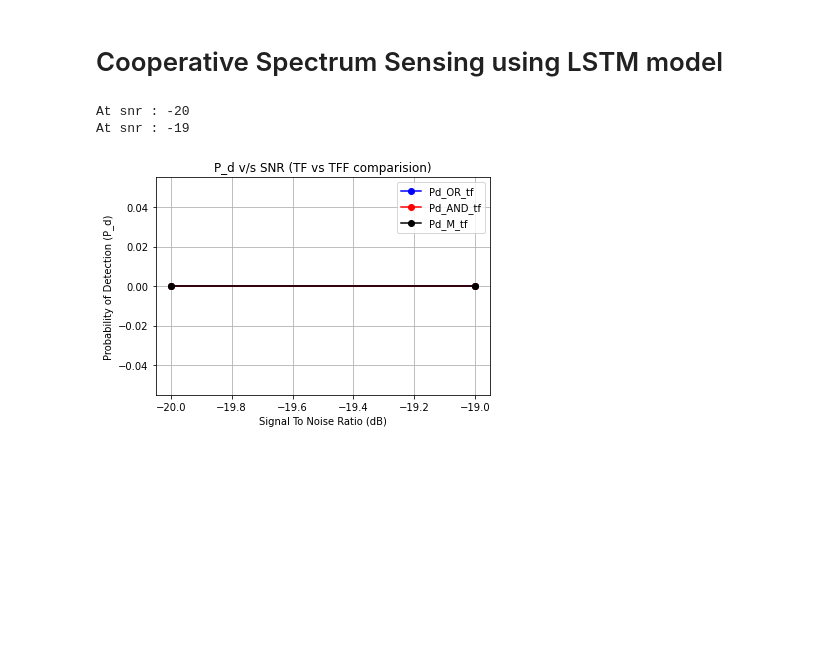
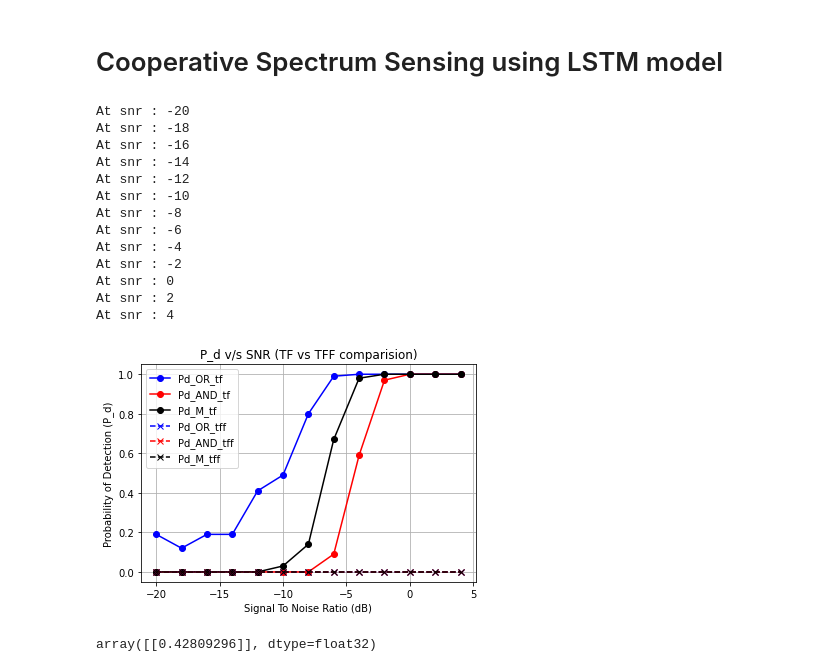
Before and after one commit to arpitvaghela/DSA_FL, a Jupyter notebook: Copy_of_FL_test.ipynb, the cells around one changed output. Drawn from its saved outputs; the diff is of its cells as text; code cells hidden in the pictures; blank space fills up the shorter version.

Commit message:
FL and LSTM roc comparision :heavy_check_mark:

```diff
--- a/Copy_of_FL_test.ipynb
+++ b/Copy_of_FL_test.ipynb
@@ -571,0 +605,20 @@ ValueError: ignored
+# %%
+# roc for various snr
+
+for snr_db in range(-20,6,2):
+  # tensorflow_lstm
+  # Y_pred_tf = model.predict(data_snr[snr_db]["x"])
+  # Y_pred_tf.reshape(-1,1)
+  # fpr, tpr, threshold = roc_curve(data_snr[snr_db]["y"].reshape(-1,1), Y_pred_tf)
+  # auc_tf = auc(fpr,tpr)
+  # plt.plot(fpr, tpr, label='TF (snr = {:.3f})'.format(snr_db))
+  # tff_lstm
+  Y_pred_tff = tff_model.predict(data_snr[snr_db]["x"]).ravel()
+  Y_pred_tff.reshape(-1,1)
+  fpr_tff, tpr_tff, threshold_tff = roc_curve(data_snr[snr_db]["y"].reshape(-1,1), Y_pred_tff)
+  auc_tff = auc(fpr_tff,tpr_tff)
+  plt.plot(fpr_tff, tpr_tff,'k', label='FL (snr = {:.3f})'.format(snr_db))
+
+
+#plt.legend()
+plt.show()
@@ -609,7 +664,7 @@ def detection_tf(energy_stat,energy_stat_pre) -> bool:
 def detection_tff(energy_stat,energy_stat_pre) -> bool:
   return tff_model.predict([[[energy_stat],[energy_stat_pre]]]).reshape((-1))[0] >= 0.5
 # OR_based fusion
-def detect_func_OR(arr)-> np.ndarray:
+def detect_func_OR(arr):
   return np.sum(arr) > 0
 
 # AND_based fusion
@@ -629,7 +684,8 @@ Pd_OR_tff = np.array([])
 Pd_AND_tff = np.array([])
 Pd_M_tff = np.array([])
 
-for snr_db in SNR_db:
+SNR_db = [ i for i in range(-20,6,2)]
+for snr_db in range(-20,6,2):
 
   detect_OR_tf = 0
   detect_AND_tf = 0
@@ -645,62 +701,78 @@ for snr_db in SNR_db:
   Energy_stat_pre = np.array([])
   for _ in range(N):
     noise = np.random.randn(L,nodes) #nodesxL
-
     signal = math.sqrt(10**(snr_db/10))*np.random.randn(L,nodes)
 
     Rec_signal = signal + noise
+    #print(noise,signal,Rec_signal)
 
     Energy_stat = np.sum(np.abs(Rec_signal**2) ,axis=0)
 
     if not Energy_stat_pre.any():
       Energy_stat_pre = Energy_stat
 
+    #print(Energy_stat[1],Energy_stat_pre[1])
     det_tf = [detection_tf(Energy_stat[x],Energy_stat_pre[x]) for x in range(nodes)]
-    #det_tff = [detection_tff(Energy_stat[x],Energy_stat_pre[x]) for x in range(nodes)]
+    det_tff = [detection_tff(Energy_stat[x],Energy_stat_pre[x]) for x in range(nodes)]
 
     Energy_stat_pre = Energy_stat
     #print(detect)
 
     if detect_func_AND(det_tf):
       detect_AND_tf += 1
 
-    # if detect_func_AND(det_tff):
-    #   detect_AND_tff += 1
+    if detect_func_AND(det_tff):
+      detect_AND_tff += 1
 
     if detect_func_OR(det_tf):
       detect_OR_tf += 1
 
-    # if detect_func_OR(det_tff):
-    #   detect_OR_tff += 1
+    if detect_func_OR(det_tff):
+      detect_OR_tff += 1
 
     if detect_func_M(det_tf):
       detect_M_tf += 1
 
-    # if detect_func_M(det_tff):
-    #   detect_M_tff += 1
+    if detect_func_M(det_tff):
+      detect_M_tff += 1
 
   Pd_OR_tf = np.append(Pd_OR_tf,detect_OR_tf/N)
   Pd_AND_tf = np.append(Pd_AND_tf,detect_AND_tf/N)
   Pd_M_tf = np.append(Pd_M_tf,detect_M_tf/N)
 
-  #Pd_OR_tff = np.append(Pd_OR_tff,detect_OR_tff/N)
-  #Pd_AND_tff = np.append(Pd_AND_tff,detect_AND_tff/N)
-  #Pd_M_tff = np.append(Pd_M_tff,detect_M_tff/N)
+  Pd_OR_tff = np.append(Pd_OR_tff,detect_OR_tff/N)
+  Pd_AND_tff = np.append(Pd_AND_tff,detect_AND_tff/N)
+  Pd_M_tff = np.append(Pd_M_tff,detect_M_tff/N)
 
 #plot
-plt.plot(SNR_db,Pd_OR_tf,'bo-',SNR_db,Pd_AND_tf,'ro-',SNR_db,Pd_M_tf,'ko-')
+plt.plot(SNR_db,Pd_OR_tf,'bo-',SNR_db,Pd_AND_tf,'ro-',SNR_db,Pd_M_tf,'ko-',SNR_db,Pd_OR_tff,'bx--',SNR_db,Pd_AND_tff,'rx--',SNR_db,Pd_M_tff,'kx--')
 # plot properties
 plt.xlabel("Signal To Noise Ratio (dB)")
 plt.ylabel("Probability of Detection (P_d)")
 plt.title("P_d v/s SNR (TF vs TFF comparision)")
-#,"Pd_OR_tff","Pd_AND_tff","Pd_M_tff"
-plt.legend(["Pd_OR_tf","Pd_AND_tf","Pd_M_tf"])
+
+plt.legend(["Pd_OR_tf","Pd_AND_tf","Pd_M_tf","Pd_OR_tff","Pd_AND_tff","Pd_M_tff"])
 plt.grid()
 plt.show()
 # %% [output]
 At snr : -20
-At snr : -19
+At snr : -18
+At snr : -16
+At snr : -14
+At snr : -12
+At snr : -10
+At snr : -8
+At snr : -6
+At snr : -4
+At snr : -2
+At snr : 0
+At snr : 2
+At snr : 4
-[figure, old version]
+[figure, new version]
+# %%
+model.predict([[[100.2335050401152],[155.1100918561721]]])
+# %% [output]
+array([[0.42809296]], dtype=float32)
 # %%
 N = 100
 SNR_db = np.arange(-20,5,2)
```
Also changed, not shown: parts of 18 cells of this notebook.
